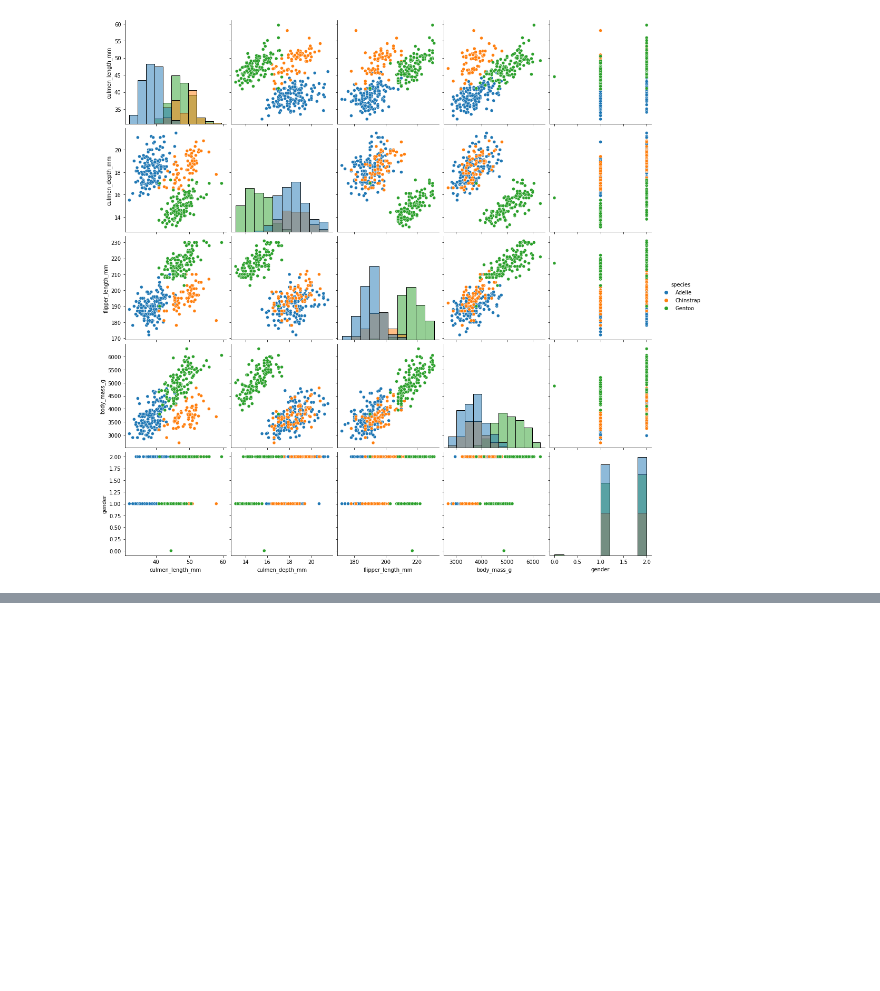
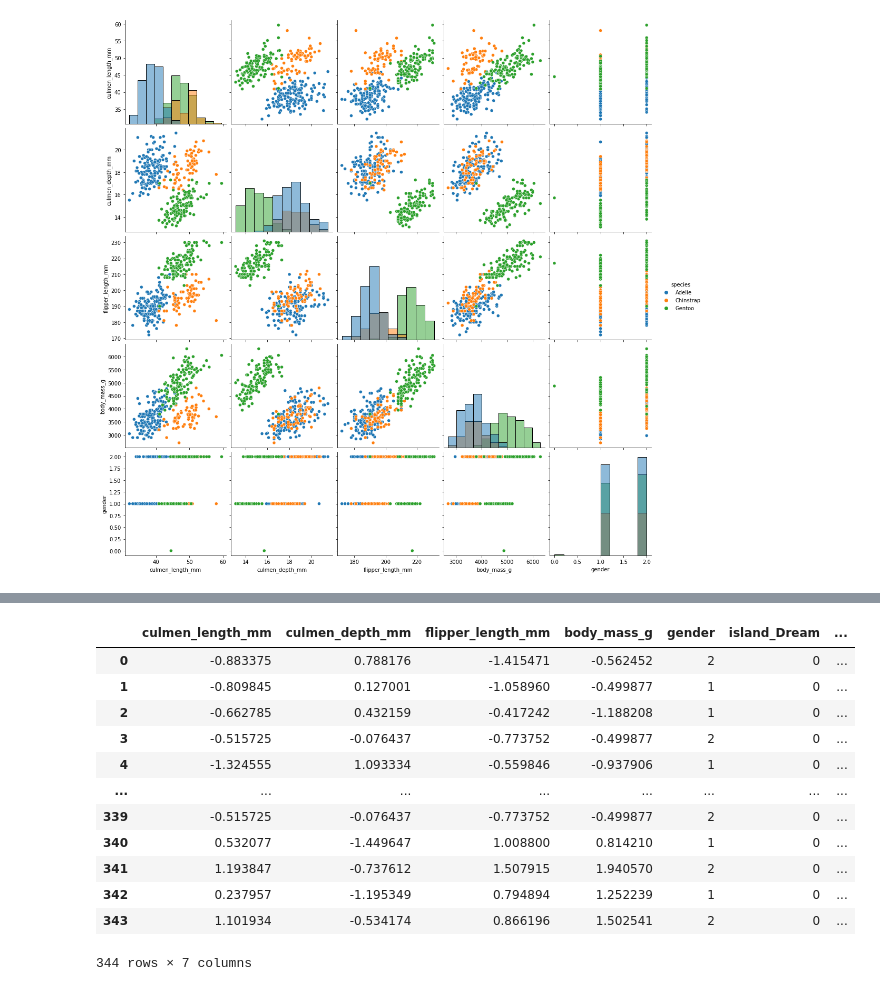
Before and after one commit to fyildirgan/visiual_studio_pandas_exc, a Jupyter notebook: tablosal_ilk_proje_ders_fako.ipynb, the cells around one changed output, grey strips where cells are left out. Cells and saved outputs as stored; diff of their text form; code cells hidden in the pictures; blank space fills up the shorter version.

```diff
--- a/tablosal_ilk_proje_ders_fako.ipynb
+++ b/tablosal_ilk_proje_ders_fako.ipynb
@@ -207,0 +253,2 @@ sns.pairplot(df, hue='species', height=3, diag_kind='hist')
+# %%
+scaler = StandardScaler()
@@ -207,0 +259,18 @@ sns.pairplot(df, hue='species', height=3, diag_kind='hist')
+# %%
+features.iloc[:, :4] = scaler.transform(features.iloc[:, :4])
+# %%
+features
+# %% [output]
+|  | culmen_length_mm | culmen_depth_mm | flipper_length_mm | body_mass_g | gender | island_Dream | ... |
+| 0 | -0.883375 | 0.788176 | -1.415471 | -0.562452 | 2 | 0 | ... |
+| 1 | -0.809845 | 0.127001 | -1.058960 | -0.499877 | 1 | 0 | ... |
+| 2 | -0.662785 | 0.432159 | -0.417242 | -1.188208 | 1 | 0 | ... |
+| 3 | -0.515725 | -0.076437 | -0.773752 | -0.499877 | 2 | 0 | ... |
+| 4 | -1.324555 | 1.093334 | -0.559846 | -0.937906 | 1 | 0 | ... |
+| ... | ... | ... | ... | ... | ... | ... | ... |
+| 339 | -0.515725 | -0.076437 | -0.773752 | -0.499877 | 2 | 0 | ... |
+| 340 | 0.532077 | -1.449647 | 1.008800 | 0.814210 | 1 | 0 | ... |
+| 341 | 1.193847 | -0.737612 | 1.507915 | 1.940570 | 2 | 0 | ... |
+| 342 | 0.237957 | -1.195349 | 0.794894 | 1.252239 | 1 | 0 | ... |
+| 343 | 1.101934 | -0.534174 | 0.866196 | 1.502541 | 2 | 0 | ... |
+344 rows × 7 columns
```
Also changed, not shown: parts of 24 cells of this notebook.
